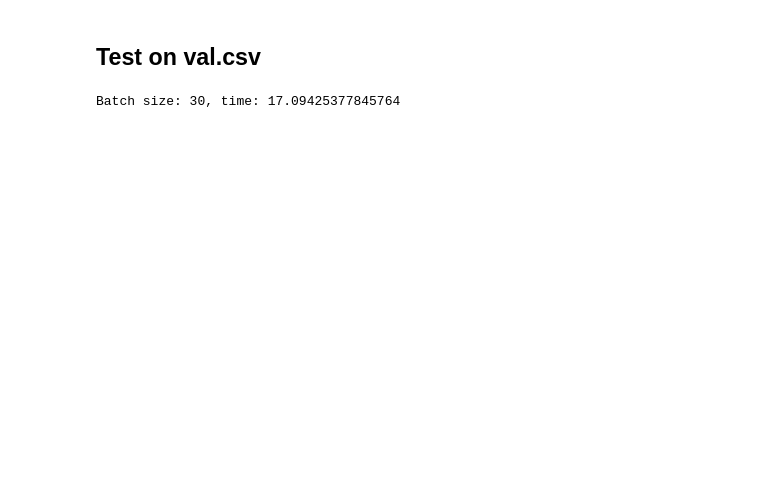
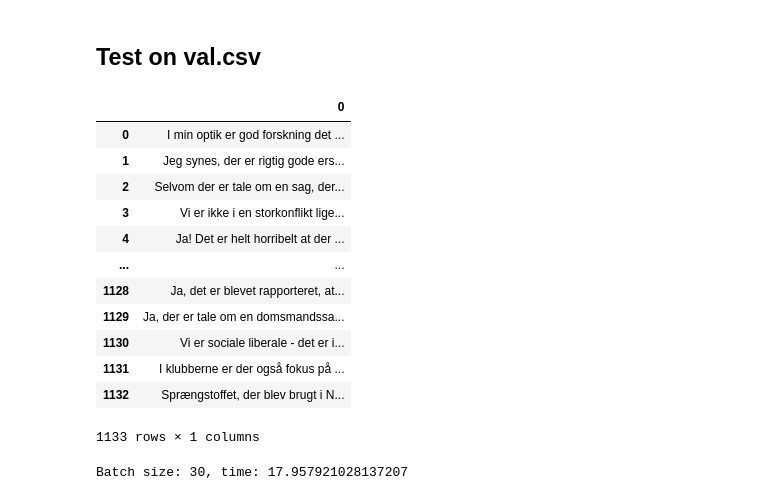
Before and after one commit to adriansousapoza/DMIAI-2023, a Jupyter notebook: aiText/bert_classifier.ipynb, the cells around one changed output. Cells and saved outputs as stored; diff of their text form; code cells hidden in the pictures; blank space fills up the shorter version.

```diff
--- a/aiText/bert_classifier.ipynb
+++ b/aiText/bert_classifier.ipynb
@@ -478,6 +469,22 @@ df
 | 9 | Hej, den har læst en masse tekst ... | 0 | 1 |
 # %% [markdown]
 ## Test on val.csv
+# %%
+pd.read_csv('data/val.csv', index_col=0)
+# %% [output]
+|  | 0 |
+| 0 | I min optik er god forskning det ... |
+| 1 | Jeg synes, der er rigtig gode ers... |
+| 2 | Selvom der er tale om en sag, der... |
+| 3 | Vi er ikke i en storkonflikt lige... |
+| 4 | Ja! Det er helt horribelt at der ... |
+| ... | ... |
+| 1128 | Ja, det er blevet rapporteret, at... |
+| 1129 | Ja, der er tale om en domsmandssa... |
+| 1130 | Vi er sociale liberale - det er i... |
+| 1131 | I klubberne er der også fokus på ... |
+| 1132 | Sprængstoffet, der blev brugt i N... |
+1133 rows × 1 columns
 # %%
 
 df = pd.read_csv('data/val.csv')
@@ -487,7 +494,7 @@ run_times = {}
 for bs in np.linspace(30, 120, 4):
     bs = int(bs)
     start = time.time()
-    df['pred'] = predict_batches(df['text'].tolist(), batch_size=bs , device='mps')
+    df['pred'] = predict_batches(df['0'].tolist(), batch_size=bs , device='mps')
     end = time.time()
     run_times[bs] = end - start
     print(f"Batch size: {bs}, time: {end - start}")
@@ -501,7 +508,7 @@ plt.ylabel('Time (s)')
 plt.title('Time to predict with BERT, depending on batch size')
 plt.close()
 # %% [output]
-Batch size: 30, time: 17.09425377845764
+Batch size: 30, time: 17.957921028137207
 # %%
 # save df['pred']
 np.savez('bert_predictions.npz', pred=df['pred'].to_numpy())
```
Also changed, not shown: parts of 8 cells of this notebook, 2 other files.
